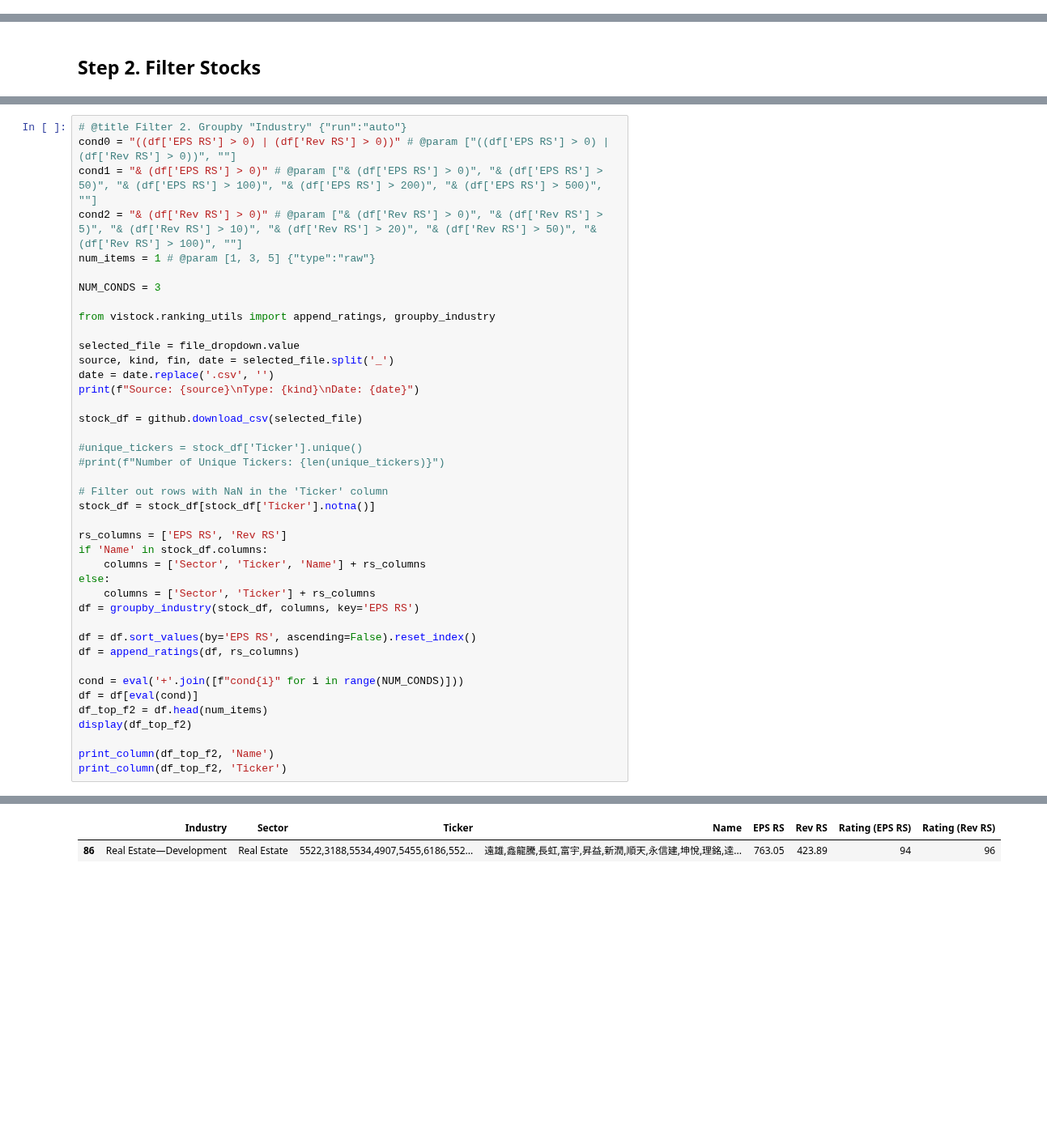
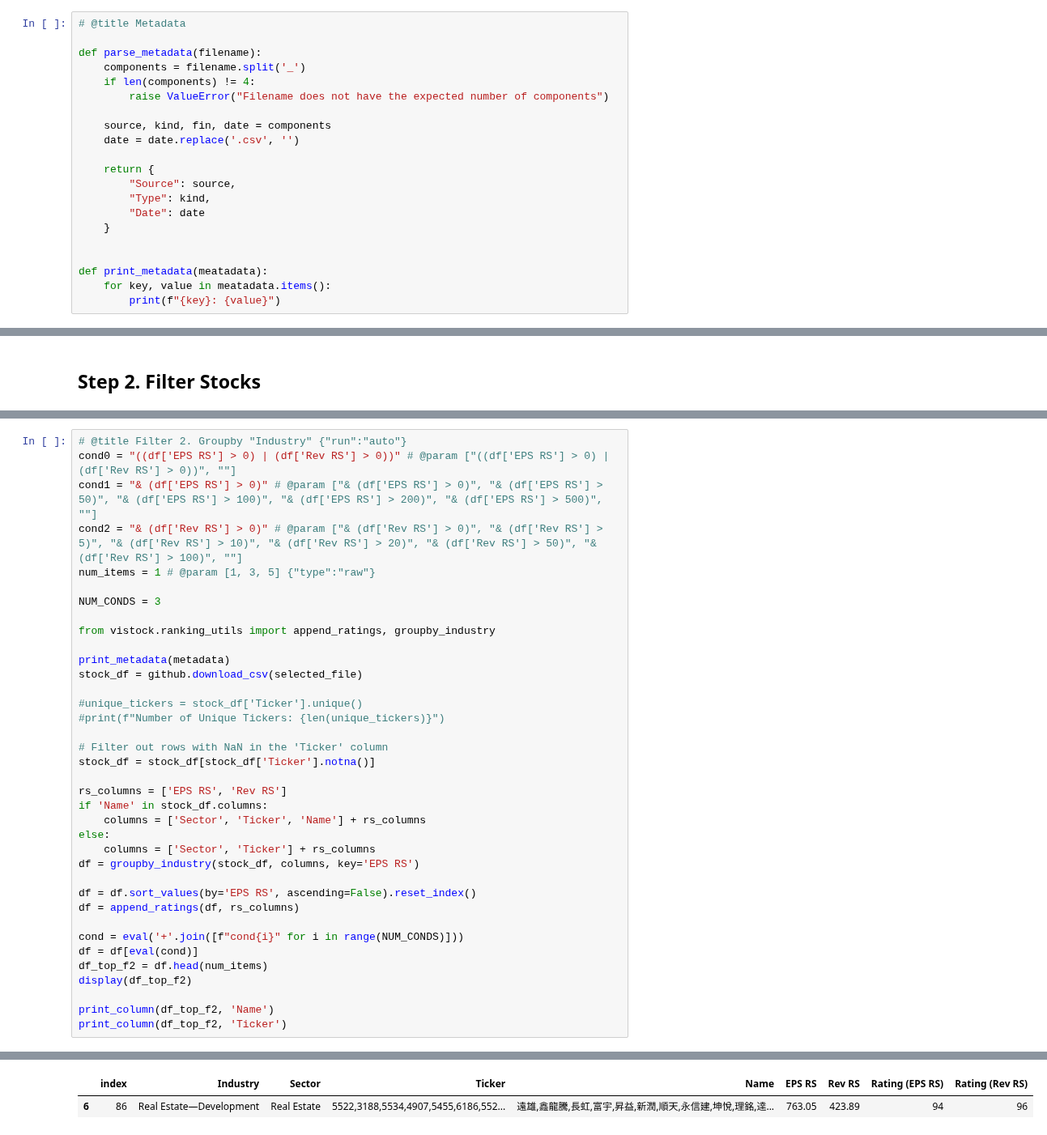
Before and after one commit to yorkjong/stock-reports, a Jupyter notebook: notebooks/financial_reports.ipynb, the cells around one changed output, grey strips where cells are left out. Shown at 81% size. Cells and saved outputs as stored; diff of their text form; blank space fills up the shorter version.

Commit message:
feat: parse metadata from picking filename and integrate the metadata forms and default values of widget dropdown.

```diff
--- a/notebooks/financial_reports.ipynb
+++ b/notebooks/financial_reports.ipynb
@@ -98,6 +98,27 @@ github = ReadOnlyGitHub(
     repo_name='stock-reports',
     dir='data/ibd_fin'
 )
+# %%
+# @title Metadata
+
+def parse_metadata(filename):
+    components = filename.split('_')
+    if len(components) != 4:
+        raise ValueError("Filename does not have the expected number of components")
+
+    source, kind, fin, date = components
+    date = date.replace('.csv', '')
+
+    return {
+        "Source": source,
+        "Type": kind,
+        "Date": date
+    }
+
+
+def print_metadata(meatadata):
+    for key, value in meatadata.items():
+        print(f"{key}: {value}")
 # %%
 # @title DataFrame Utilities
 
@@ -515,42 +556,38 @@ NUM_CONDS = 3
 
 from vistock.ranking_utils import append_ratings, groupby_industry
 
-selected_file = file_dropdown.value
-source, kind, fin, date = selected_file.split('_')
-date = date.replace('.csv', '')
-print(f"Source: {source}\nType: {kind}\nDate: {date}")
-
+print_metadata(metadata)
 stock_df = github.download_csv(selected_file)
 
 #unique_tickers = stock_df['Ticker'].unique()
 #print(f"Number of Unique Tickers: {len(unique_tickers)}")
 
 # Filter out rows with NaN in the 'Ticker' column
 stock_df = stock_df[stock_df['Ticker'].notna()]
 
 rs_columns = ['EPS RS', 'Rev RS']
 if 'Name' in stock_df.columns:
     columns = ['Sector', 'Ticker', 'Name'] + rs_columns
 else:
     columns = ['Sector', 'Ticker'] + rs_columns
 df = groupby_industry(stock_df, columns, key='EPS RS')
 
 df = df.sort_values(by='EPS RS', ascending=False).reset_index()
 df = append_ratings(df, rs_columns)
 
 cond = eval('+'.join([f"cond{i}" for i in range(NUM_CONDS)]))
 df = df[eval(cond)]
 df_top_f2 = df.head(num_items)
 display(df_top_f2)
 
 print_column(df_top_f2, 'Name')
 print_column(df_top_f2, 'Ticker')
 # %% [output]
 Source: TWSE+TPEX
 Type: stocks
 Date: 20241007
-|  | Industry | Sector | Ticker | Name | EPS RS | Rev RS | Rating (EPS RS) | Rating (Rev RS) |
-| 86 | Real Estate—Development | Real Estate | 5522,3188,5534,4907,5455,6186,552... | 遠雄,鑫龍騰,長虹,富宇,昇益,新潤,順天,永信建,坤悅,理銘,達... | 763.05 | 423.89 | 94 | 96 |
+|  | index | Industry | Sector | Ticker | Name | EPS RS | Rev RS | Rating (EPS RS) | Rating (Rev RS) |
+| 6 | 86 | Real Estate—Development | Real Estate | 5522,3188,5534,4907,5455,6186,552... | 遠雄,鑫龍騰,長虹,富宇,昇益,新潤,順天,永信建,坤悅,理銘,達... | 763.05 | 423.89 | 94 | 96 |
 遠雄,鑫龍騰,長虹,富宇,昇益,新潤,順天,永信建,坤悅,理銘,達麗,大城地產,鄉林,森寶,富華新
 5522,3188,5534,4907,5455,6186,5525,5508,5206,6212,6177,6171,5531,3489,3056
 # %% [markdown]
```
Also changed, not shown: parts of 4 cells of this notebook.
